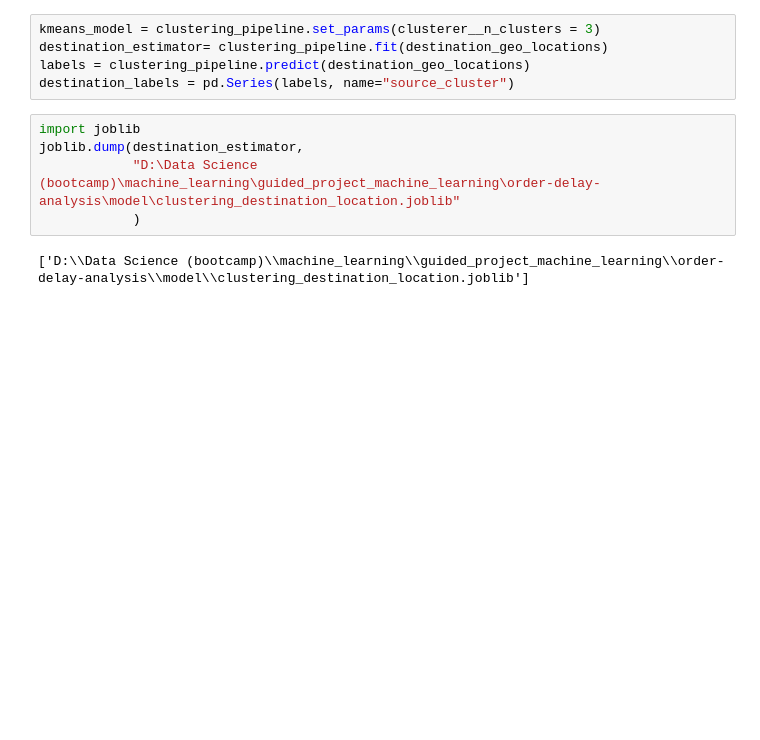
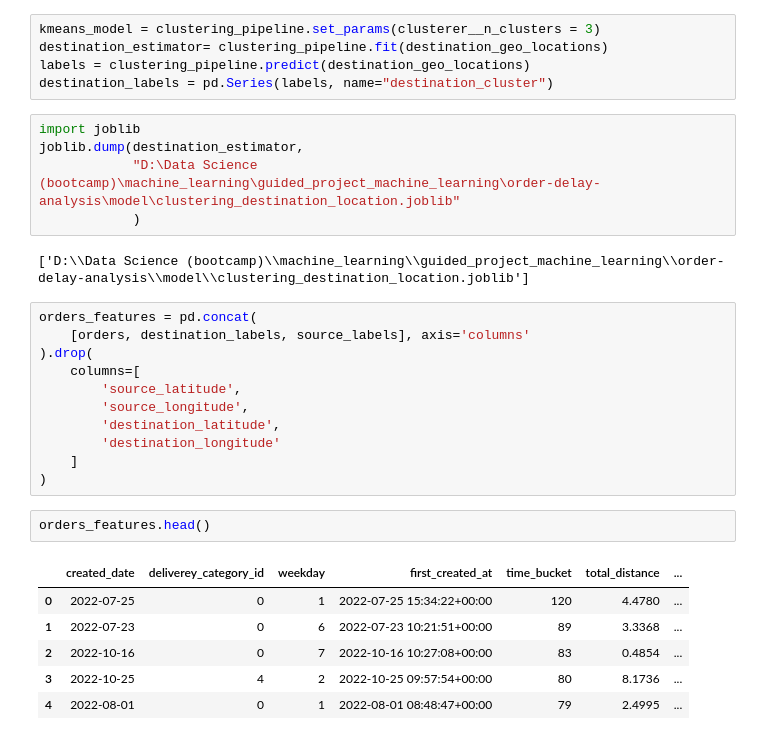
Before and after one commit to alinaddafi/order-delay-analysis, a Jupyter notebook: notebook/order-delay-prediction.ipynb, the cells around one changed output. Saved outputs shown, nothing was run; the diff lists cells and outputs as text; blank space fills up the shorter version.

Commit message:
Combine orders with source and destination cluster labels, drop raw coordinates

```diff
--- a/notebook/order-delay-prediction.ipynb
+++ b/notebook/order-delay-prediction.ipynb
@@ -291,7 +291,7 @@ for cluster in range(1, 11):
 kmeans_model = clustering_pipeline.set_params(clusterer__n_clusters = 3)
 destination_estimator= clustering_pipeline.fit(destination_geo_locations)
 labels = clustering_pipeline.predict(destination_geo_locations)
-destination_labels = pd.Series(labels, name="source_cluster")
+destination_labels = pd.Series(labels, name="destination_cluster")
 # %%
 import joblib
 joblib.dump(destination_estimator,
@@ -299,3 +299,23 @@ joblib.dump(destination_estimator,
             )
 # %% [output]
 ['D:\\Data Science (bootcamp)\\machine_learning\\guided_project_machine_learning\\order-delay-analysis\\model\\clustering_destination_location.joblib']
+# %%
+orders_features = pd.concat(
+    [orders, destination_labels, source_labels], axis='columns'
+).drop(
+    columns=[
+        'source_latitude',
+        'source_longitude',
+        'destination_latitude',
+        'destination_longitude'
+    ]
+)
+# %%
+orders_features.head()
+# %% [output]
+|  | created_date | deliverey_category_id | weekday | first_created_at | time_bucket | total_distance | ... |
+| 0 | 2022-07-25 | 0 | 1 | 2022-07-25 15:34:22+00:00 | 120 | 4.4780 | ... |
+| 1 | 2022-07-23 | 0 | 6 | 2022-07-23 10:21:51+00:00 | 89 | 3.3368 | ... |
+| 2 | 2022-10-16 | 0 | 7 | 2022-10-16 10:27:08+00:00 | 83 | 0.4854 | ... |
+| 3 | 2022-10-25 | 4 | 2 | 2022-10-25 09:57:54+00:00 | 80 | 8.1736 | ... |
+| 4 | 2022-08-01 | 0 | 1 | 2022-08-01 08:48:47+00:00 | 79 | 2.4995 | ... |
```
Also changed, not shown: 1 other file.
